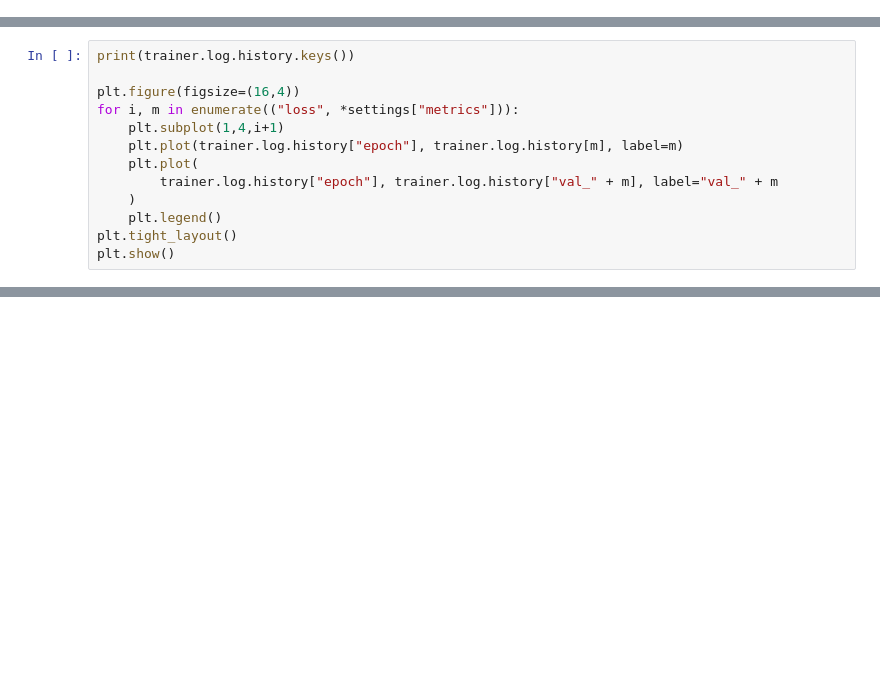
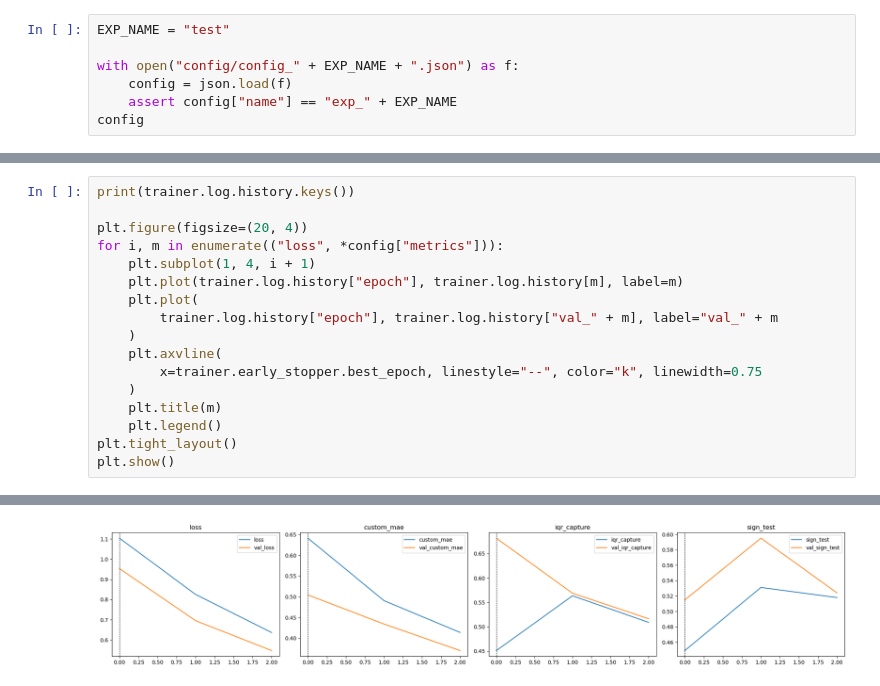
Before and after one commit to eabarnes1010/pytorch_template, a Jupyter notebook: playground.ipynb, the cells around one changed output, grey strips where cells are left out. Drawn from its saved outputs; the diff is of its cells as text; blank space fills up the shorter version.

Commit message:
replaced settings with config

```diff
--- a/playground.ipynb
+++ b/playground.ipynb
@@ -45,0 +26,7 @@ criterion
+# %%
+EXP_NAME = "test"
+
+with open("config/config_" + EXP_NAME + ".json") as f:
+    config = json.load(f)
+    assert config["name"] == "exp_" + EXP_NAME
+config
@@ -101,13 +129,18 @@ trainer.fit()
 # %%
 print(trainer.log.history.keys())
 
-plt.figure(figsize=(16,4))
-for i, m in enumerate(("loss", *settings["metrics"])):
-    plt.subplot(1,4,i+1)
+plt.figure(figsize=(20, 4))
+for i, m in enumerate(("loss", *config["metrics"])):
+    plt.subplot(1, 4, i + 1)
     plt.plot(trainer.log.history["epoch"], trainer.log.history[m], label=m)
     plt.plot(
         trainer.log.history["epoch"], trainer.log.history["val_" + m], label="val_" + m
     )
+    plt.axvline(
+        x=trainer.early_stopper.best_epoch, linestyle="--", color="k", linewidth=0.75
+    )
+    plt.title(m)
     plt.legend()
 plt.tight_layout()
 plt.show()
+# %% [output]
@@ -114,3 +148,4 @@ plt.show()
+[figure, added]
 # %%
 input = torch.Tensor(valset.input[:3]).to(device)
 input_unit = torch.Tensor(valset.input_unit[:3]).to(device)
```
Also changed, not shown: parts of 10 cells of this notebook, 4 other files.
